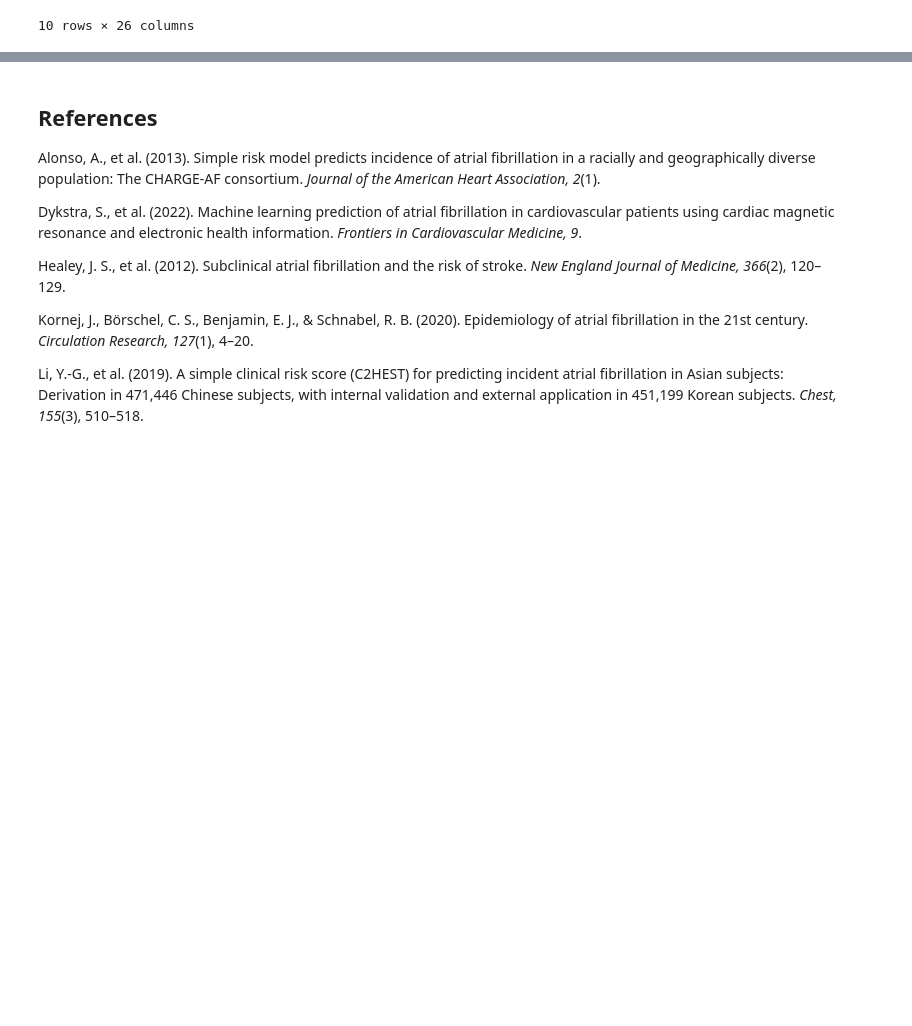
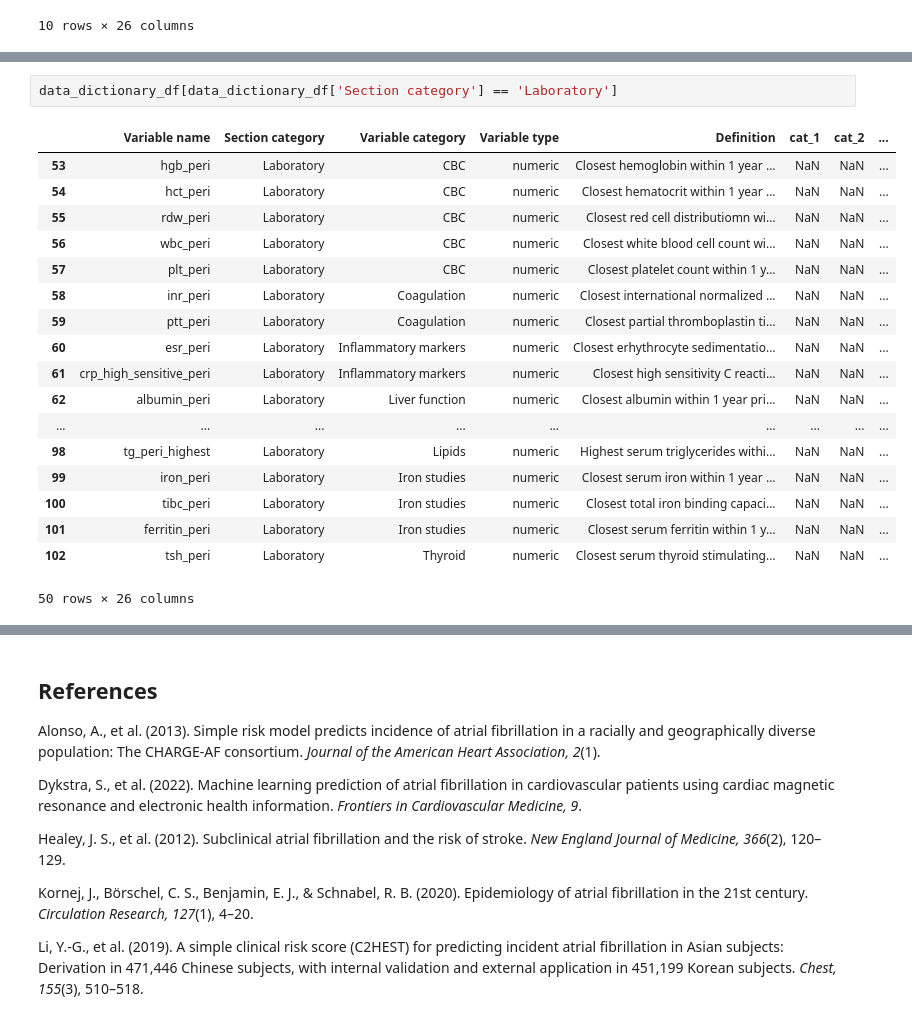
Before and after one commit to yildiramdsa/prediction_of_atrial_fibrillation_using_ecg_and_health_data, a Jupyter notebook: notebooks/prediction_of_atrial_fibrillation_using_ecg_and_health_data.ipynb, the cells around one changed output, grey strips where cells are left out. Saved outputs shown, nothing was run; the diff lists cells and outputs as text; blank space fills up the shorter version.

Commit message:
Data Dictionary

```diff
--- a/notebooks/prediction_of_atrial_fibrillation_using_ecg_and_health_data.ipynb
+++ b/notebooks/prediction_of_atrial_fibrillation_using_ecg_and_health_data.ipynb
@@ -125,0 +258,21 @@ data_dictionary_df[data_dictionary_df['Section category'] == 'Disease - CV']
+# %%
+data_dictionary_df[data_dictionary_df['Section category'] == 'Laboratory']
+# %% [output]
+|  | Variable name | Section category | Variable category | Variable type | Definition | cat_1 | cat_2 | ... |
+| 53 | hgb_peri | Laboratory | CBC | numeric | Closest hemoglobin within 1 year ... | NaN | NaN | ... |
+| 54 | hct_peri | Laboratory | CBC | numeric | Closest hematocrit within 1 year ... | NaN | NaN | ... |
+| 55 | rdw_peri | Laboratory | CBC | numeric | Closest red cell distributiomn wi... | NaN | NaN | ... |
+| 56 | wbc_peri | Laboratory | CBC | numeric | Closest white blood cell count wi... | NaN | NaN | ... |
+| 57 | plt_peri | Laboratory | CBC | numeric | Closest platelet count within 1 y... | NaN | NaN | ... |
+| 58 | inr_peri | Laboratory | Coagulation | numeric | Closest international normalized ... | NaN | NaN | ... |
+| 59 | ptt_peri | Laboratory | Coagulation | numeric | Closest partial thromboplastin ti... | NaN | NaN | ... |
+| 60 | esr_peri | Laboratory | Inflammatory markers | numeric | Closest erhythrocyte sedimentatio... | NaN | NaN | ... |
+| 61 | crp_high_sensitive_peri | Laboratory | Inflammatory markers | numeric | Closest high sensitivity C reacti... | NaN | NaN | ... |
+| 62 | albumin_peri | Laboratory | Liver function | numeric | Closest albumin within 1 year pri... | NaN | NaN | ... |
+| ... | ... | ... | ... | ... | ... | ... | ... | ... |
+| 98 | tg_peri_highest | Laboratory | Lipids | numeric | Highest serum triglycerides withi... | NaN | NaN | ... |
+| 99 | iron_peri | Laboratory | Iron studies | numeric | Closest serum iron within 1 year ... | NaN | NaN | ... |
+| 100 | tibc_peri | Laboratory | Iron studies | numeric | Closest total iron binding capaci... | NaN | NaN | ... |
+| 101 | ferritin_peri | Laboratory | Iron studies | numeric | Closest serum ferritin within 1 y... | NaN | NaN | ... |
+| 102 | tsh_peri | Laboratory | Thyroid | numeric | Closest serum thyroid stimulating... | NaN | NaN | ... |
+50 rows × 26 columns
```
Also changed, not shown: parts of 17 cells of this notebook.
